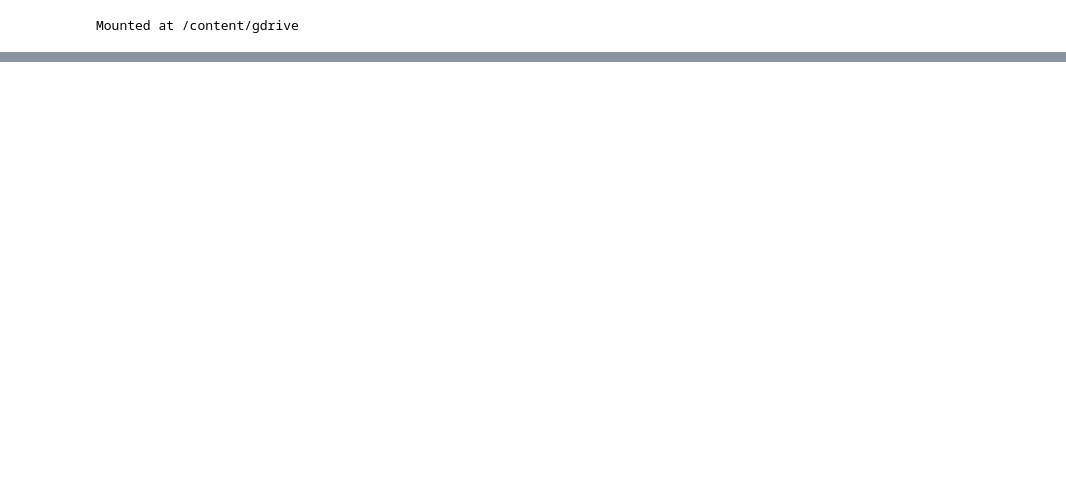
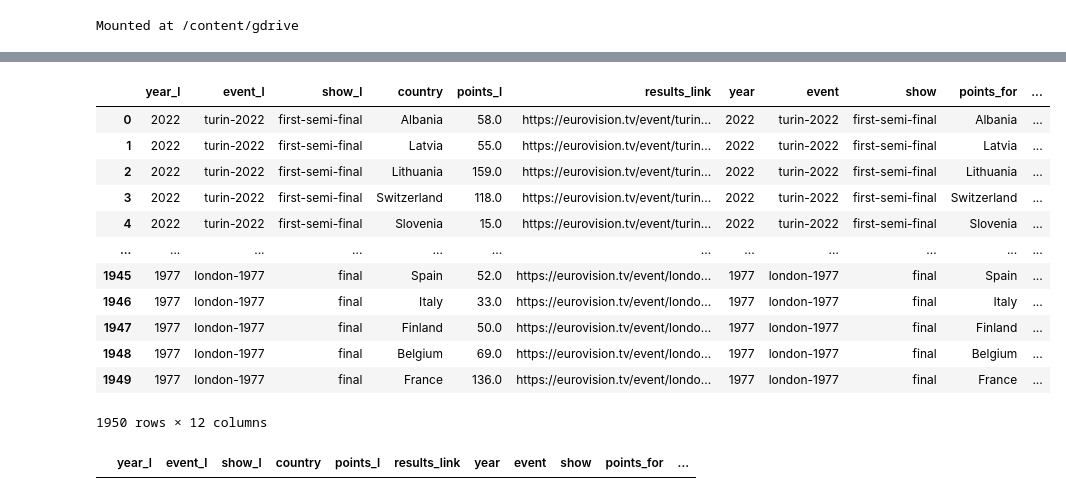
Before and after one commit to aokozlova/02_eurovision, a Jupyter notebook: ESC_scraping.ipynb, the cells around one changed output, grey strips where cells are left out. Drawn from its saved outputs; the diff is of its cells as text; code cells hidden in the pictures; blank space fills up the shorter version.

Commit message:
changed code to collect data for all of the years, added some cleaning

```diff
--- a/ESC_scraping.ipynb
+++ b/ESC_scraping.ipynb
@@ -272,0 +774,3 @@ votes.to_csv('/content/gdrive/MyDrive/Portfolio/Eurovision/votes.csv')
+# %%
+participants = pd.read_csv('/content/gdrive/MyDrive/Portfolio/Eurovision/participants.csv',index_col = 0)
+participants.head()
@@ -272,0 +784,4 @@ votes.to_csv('/content/gdrive/MyDrive/Portfolio/Eurovision/votes.csv')
+# %%
+part_to_check = participants[['year','event', 'show','country','points', 'results_link']]
+part_to_check = part_to_check[part_to_check.year > 1956] #i dont have data about 1956
+part_to_check
@@ -272,0 +802,3 @@ votes.to_csv('/content/gdrive/MyDrive/Portfolio/Eurovision/votes.csv')
+# %%
+votes_to_check = votes.groupby(['year','event','show','points_for']).points.sum().reset_index()
+votes_to_check
@@ -272,0 +819,21 @@ votes.to_csv('/content/gdrive/MyDrive/Portfolio/Eurovision/votes.csv')
+# %%
+merged_df = part_to_check.rename({'year':'year_l', 'event':'event_l', 'show':'show_l', 'points':'points_l'},axis=1).merge(votes_to_check, how='outer', left_on = ['year_l', 'event_l', 'show_l', 'country'], right_on = ['year','event','show','points_for'], indicator= True)
+merged_df
+# %% [output]
+|  | year_l | event_l | show_l | country | points_l | results_link | year | event | show | points_for | ... |
+| 0 | 2022 | turin-2022 | first-semi-final | Albania | 58.0 | https://eurovision.tv/event/turin... | 2022 | turin-2022 | first-semi-final | Albania | ... |
+| 1 | 2022 | turin-2022 | first-semi-final | Latvia | 55.0 | https://eurovision.tv/event/turin... | 2022 | turin-2022 | first-semi-final | Latvia | ... |
+| 2 | 2022 | turin-2022 | first-semi-final | Lithuania | 159.0 | https://eurovision.tv/event/turin... | 2022 | turin-2022 | first-semi-final | Lithuania | ... |
+| 3 | 2022 | turin-2022 | first-semi-final | Switzerland | 118.0 | https://eurovision.tv/event/turin... | 2022 | turin-2022 | first-semi-final | Switzerland | ... |
+| 4 | 2022 | turin-2022 | first-semi-final | Slovenia | 15.0 | https://eurovision.tv/event/turin... | 2022 | turin-2022 | first-semi-final | Slovenia | ... |
+| ... | ... | ... | ... | ... | ... | ... | ... | ... | ... | ... | ... |
+| 1945 | 1977 | london-1977 | final | Spain | 52.0 | https://eurovision.tv/event/londo... | 1977 | london-1977 | final | Spain | ... |
+| 1946 | 1977 | london-1977 | final | Italy | 33.0 | https://eurovision.tv/event/londo... | 1977 | london-1977 | final | Italy | ... |
+| 1947 | 1977 | london-1977 | final | Finland | 50.0 | https://eurovision.tv/event/londo... | 1977 | london-1977 | final | Finland | ... |
+| 1948 | 1977 | london-1977 | final | Belgium | 69.0 | https://eurovision.tv/event/londo... | 1977 | london-1977 | final | Belgium | ... |
+| 1949 | 1977 | london-1977 | final | France | 136.0 | https://eurovision.tv/event/londo... | 1977 | london-1977 | final | France | ... |
+1950 rows × 12 columns
+# %%
+merged_df[merged_df['_merge'] != 'both']
+# %% [output]
+|  | year_l | event_l | show_l | country | points_l | results_link | year | event | show | points_for | ... |
```
Also changed, not shown: parts of 122 cells of this notebook.
